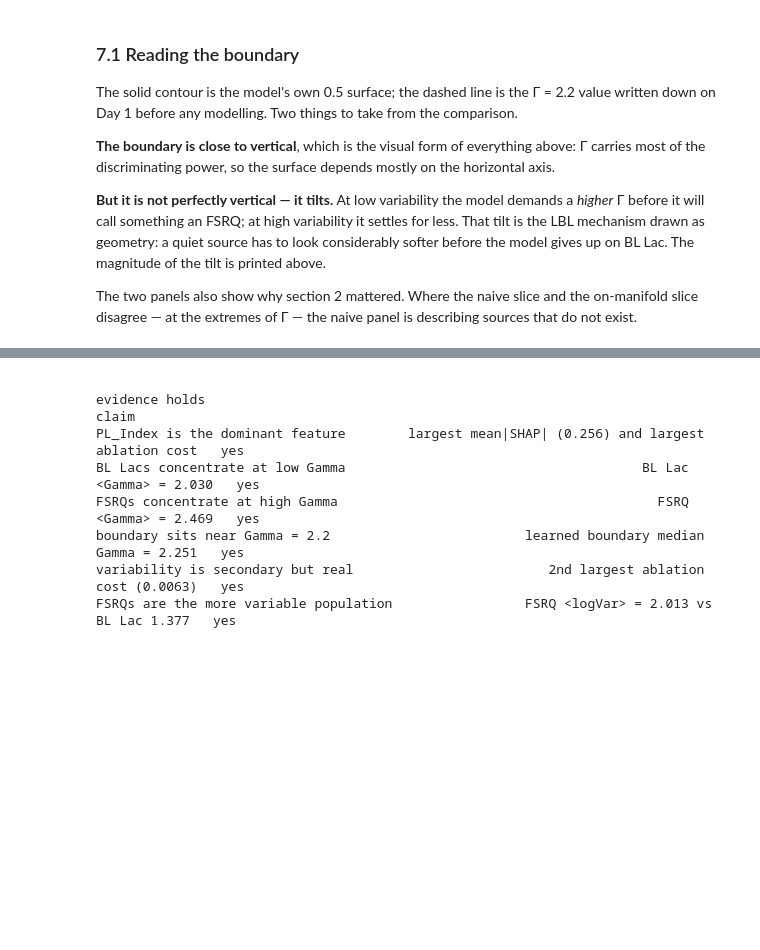
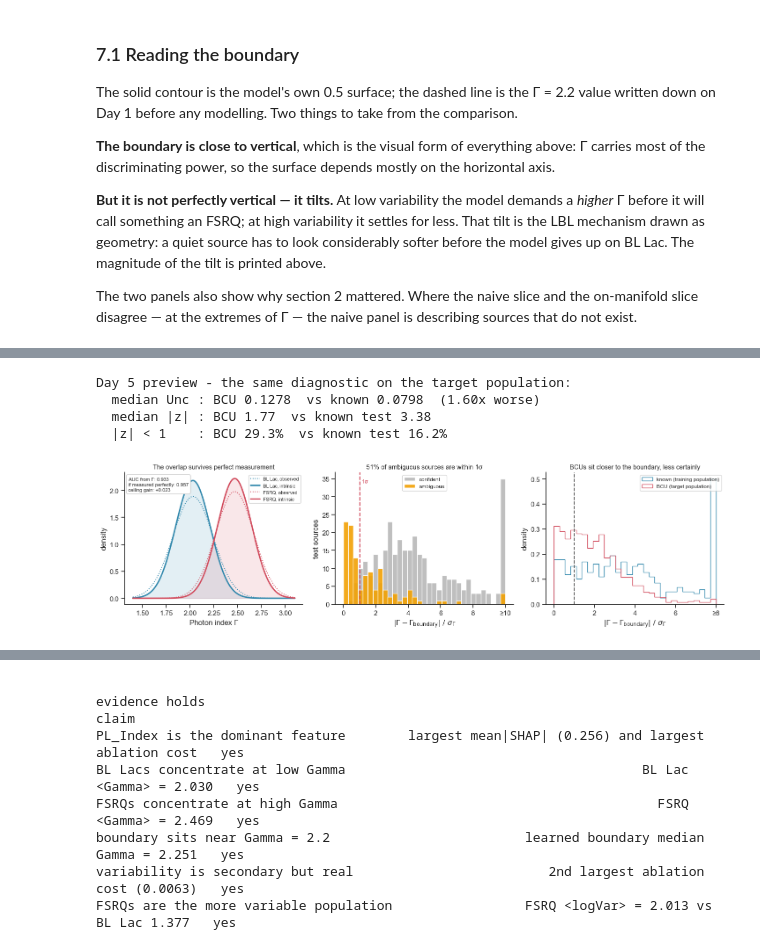
Before and after one commit to saanikakulkarni07/blazar_aiss, a Jupyter notebook: notebooks/04_interpretability_and_physics.ipynb, the cells around one changed output, grey strips where cells are left out. Drawn from its saved outputs; the diff is of its cells as text; code cells hidden in the pictures; blank space fills up the shorter version.

```diff
--- a/notebooks/04_interpretability_and_physics.ipynb
+++ b/notebooks/04_interpretability_and_physics.ipynb
@@ -563,0 +780,75 @@ disagree — at the extremes of Γ — the naive panel is describing sources tha
+# %%
+bcu_u = (pd.read_csv(PROCESSED / "bcu_candidates.csv")
+         .assign(Source_Name=lambda d: d["Source_Name"].str.strip())
+         .merge(unc, on="Source_Name", how="left", validate="1:1"))
+bcu_z = ((bcu_u["PL_Index"] - gb) / bcu_u["Unc_PL_Index"]).abs()
+
+print("Day 5 preview - the same diagnostic on the target population:")
+print(f"  median Unc : BCU {bcu_u.Unc_PL_Index.median():.4f}  vs known {u.median():.4f}"
+      f"  ({bcu_u.Unc_PL_Index.median() / u.median():.2f}x worse)")
+print(f"  median |z| : BCU {bcu_z.median():.2f}  vs known test {te['z'].abs().median():.2f}")
+print(f"  |z| < 1    : BCU {(bcu_z < 1).mean():.1%}  vs known test {(te['z'].abs() < 1).mean():.1%}")
+# %% [output]
+Day 5 preview - the same diagnostic on the target population:
+  median Unc : BCU 0.1278  vs known 0.0798  (1.60x worse)
+  median |z| : BCU 1.77  vs known test 3.38
+  |z| < 1    : BCU 29.3%  vs known test 16.2%
+# %%
+fig, axes = plt.subplots(1, 3, figsize=(14.5, 4.1))
+
+# --- A: the overlap that survives perfect measurement ---
+ax = axes[0]
+grid = np.linspace(1.4, 3.1, 400)
+for cls, m in [("bll", "BL Lac"), ("fsrq", "FSRQ")]:
+    d = decomp[cls]
+    ax.plot(grid, norm.pdf(grid, d["mu"], d["obs"]), color=CLASS_COLORS[cls],
+            lw=1.4, ls=":", label=f"{m}, observed")
+    ax.plot(grid, norm.pdf(grid, d["mu"], d["intr"]), color=CLASS_COLORS[cls],
+            lw=2.2, label=f"{m}, intrinsic")
+    ax.fill_between(grid, norm.pdf(grid, d["mu"], d["intr"]), color=CLASS_COLORS[cls], alpha=0.13)
+ax.set_xlabel(r"Photon index $\Gamma$")
+ax.set_ylabel("density")
+ax.set_title("The overlap survives perfect measurement", fontsize=10.5)
+ax.legend(fontsize=7.5, loc="upper right")
+ax.text(0.02, 0.97,
+        f"AUC from $\\Gamma$: {auc_observed:.3f}\nif measured perfectly: {auc_perfect:.3f}\n"
+        f"ceiling gain: {auc_perfect - auc_observed:+.3f}",
+        transform=ax.transAxes, fontsize=8, va="top",
+        bbox=dict(boxstyle="round,pad=0.4", fc="white", ec="0.8"))
+
+# --- B: distance from the boundary in units of own uncertainty ---
+ax = axes[1]
+bins = np.linspace(0, 10, 34)
+ax.hist(te.loc[~te.ambiguous, "z"].abs().clip(0, 10), bins=bins, color="0.72",
+        label="confident", alpha=0.9)
+ax.hist(az.clip(0, 10), bins=bins, color=RESCUE_COLOR, label="ambiguous", alpha=0.9)
+ax.axvline(1, color="#D1495B", ls="--", lw=1.6)
+ax.text(1.15, ax.get_ylim()[1] * 0.92, "1σ", color="#D1495B", fontsize=9)
+ax.set_xlabel(r"$|\Gamma - \Gamma_{\rm boundary}|\ /\ \sigma_\Gamma$")
+ax.set_ylabel("test sources")
+ax.set_title(f"{(az < 1).mean():.0%} of ambiguous sources are within 1σ", fontsize=10.5)
+ax.legend(fontsize=8.5, loc="upper center")
+ax.set_xticks([0, 2, 4, 6, 8, 10])
+ax.set_xticklabels(["0", "2", "4", "6", "8", "≥10"])   # last bin is an overflow bin
+
+# --- C: the Day 5 warning ---
+ax = axes[2]
+bins = np.linspace(0, 8, 30)
+ax.hist(te["z"].abs().clip(0, 8), bins=bins, density=True, histtype="step", lw=2.0,
+        color="#2E86AB", label="known (training population)")
+ax.hist(bcu_z.clip(0, 8), bins=bins, density=True, histtype="step", lw=2.0,
+        color="#D1495B", label="BCU (target population)")
+ax.axvline(1, color="0.35", ls="--", lw=1.4)
+ax.set_xlabel(r"$|\Gamma - \Gamma_{\rm boundary}|\ /\ \sigma_\Gamma$")
+ax.set_ylabel("density")
+ax.set_title("BCUs sit closer to the boundary, less certainly", fontsize=10.5)
+ax.legend(fontsize=8.5, loc="upper right")
+ax.set_xticks([0, 2, 4, 6, 8])
+ax.set_xticklabels(["0", "2", "4", "6", "≥8"])         # last bin is an overflow bin
+
+sns.despine(fig=fig)
+fig.tight_layout()
+fig.savefig(FIGURES / "day4_noise_ceiling.png", dpi=150, bbox_inches="tight")
+plt.show()
+# %% [output]
+[figure, added]
```
Also changed, not shown: parts of 16 cells of this notebook, 3 other files.
